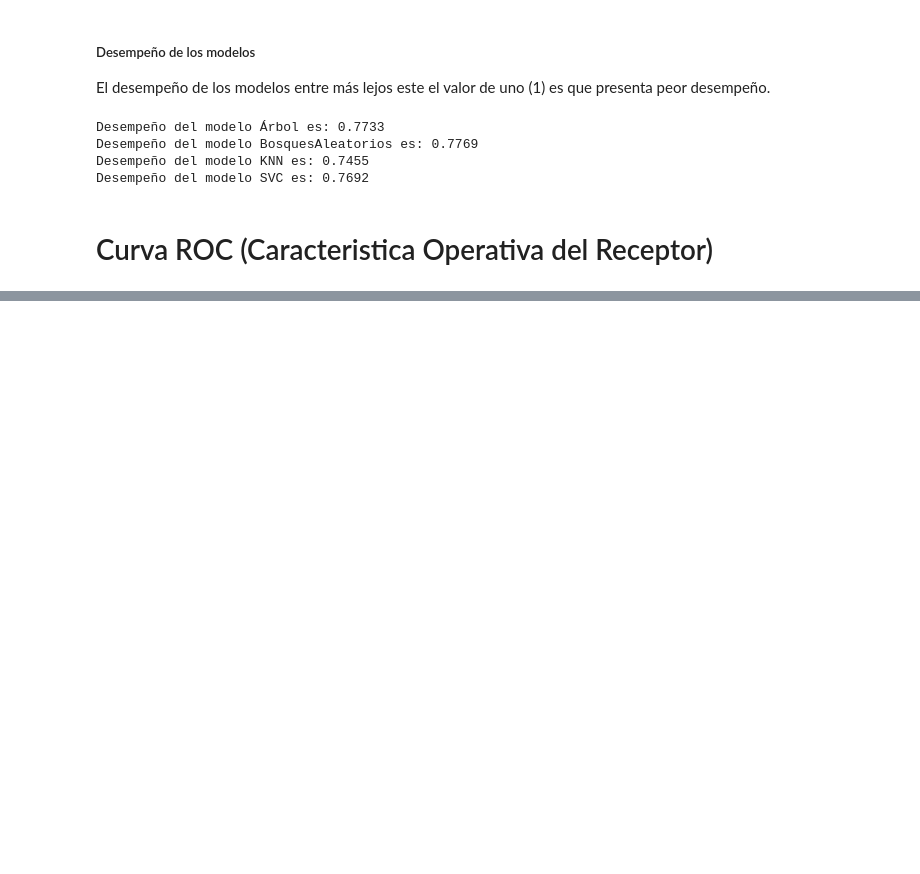
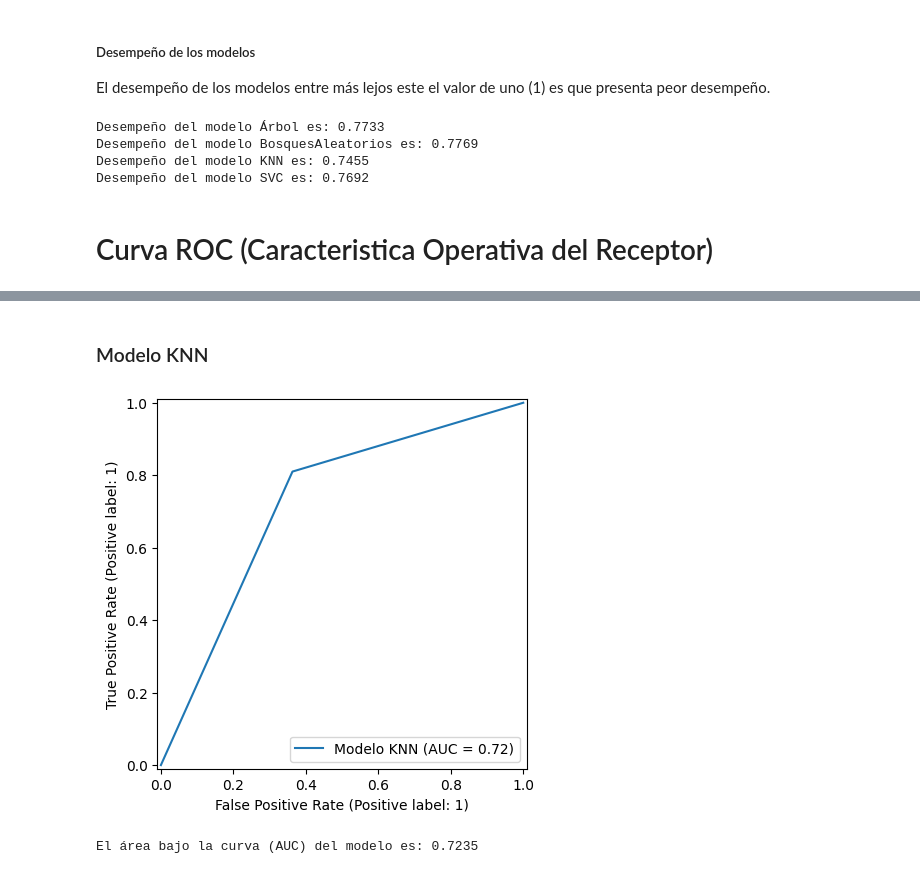
Before and after one commit to JuanMorales765/TelecomXPt2, a Jupyter notebook: TelecomXPt2.ipynb, the cells around one changed output, grey strips where cells are left out. Drawn from its saved outputs; the diff is of its cells as text; code cells hidden in the pictures; blank space fills up the shorter version.

```diff
--- a/TelecomXPt2.ipynb
+++ b/TelecomXPt2.ipynb
@@ -436,0 +539,10 @@ Desempeño del modelo SVC es: 0.7692
+# %% [markdown]
+### Modelo KNN
+# %%
+RocCurveDisplay.from_predictions (y_test, yPredKnn, name = 'Modelo KNN');
+# %% [output]
+[figure, added]
+# %%
+print(f'El área bajo la curva (AUC) del modelo es: {roc_auc_score(y_test, yPredKnn):.4f}')
+# %% [output]
+El área bajo la curva (AUC) del modelo es: 0.7235
```
Also changed, not shown: parts of 74 cells of this notebook, 2 other files.
